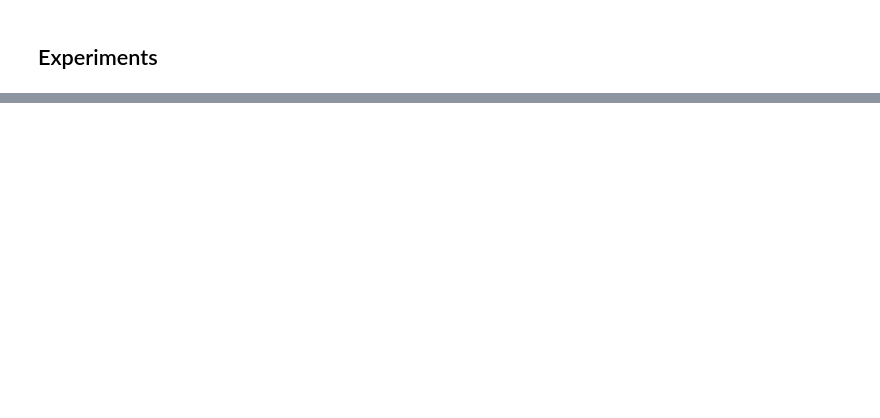
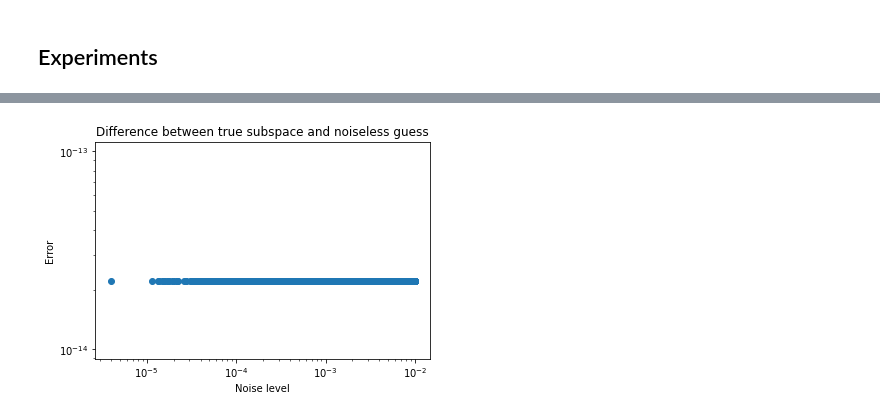
Before and after one commit to ksrivastava1/identifying-subspaces, a Jupyter notebook: subspace-experiment.ipynb, the cells around one changed output, grey strips where cells are left out. Cells and saved outputs as stored; diff of their text form; code cells hidden in the pictures; blank space fills up the shorter version.

```diff
--- a/subspace-experiment.ipynb
+++ b/subspace-experiment.ipynb
@@ -522,0 +553,10 @@ plt.show()
+# %%
+plt.scatter(lam_vec, err_test)
+plt.title("Difference between true subspace and noiseless guess")
+plt.xlabel("Noise level")
+plt.ylabel("Error")
+plt.xscale('log')
+plt.yscale('log')
+plt.show()
+# %% [output]
+[figure, added]
```
Also changed, not shown: parts of 47 cells of this notebook.
